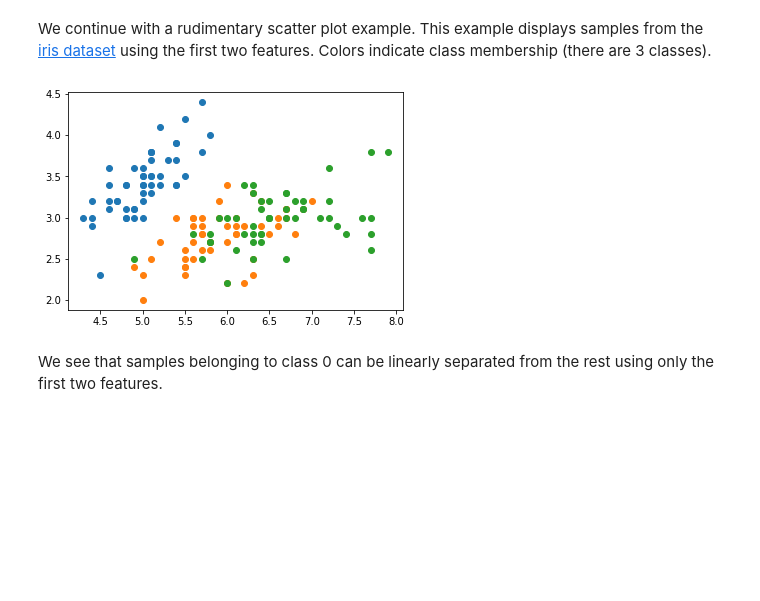
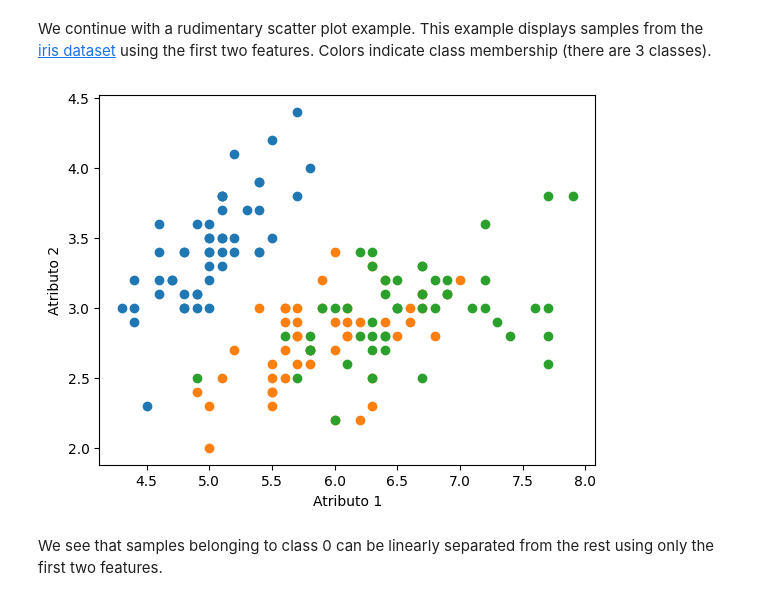
Before and after one commit to mannoubim26/Lab_Programming, a Jupyter notebook: Python_basics.ipynb, the cells around one changed output. Cells and saved outputs as stored; diff of their text form; code cells hidden in the pictures; blank space fills up the shorter version.

```diff
--- a/Python_basics.ipynb
+++ b/Python_basics.ipynb
@@ -501,19 +525,22 @@ plt.show()
 We continue with a rudimentary scatter plot example. This example displays samples from the [iris dataset](https://scikit-learn.org/stable/modules/generated/sklearn.datasets.load_iris.html) using the first two features. Colors indicate class membership (there are 3 classes).
 # %%
 from sklearn.datasets import load_iris
+import matplotlib.pyplot as plt
 X, y = load_iris(return_X_y=True)
 
 X_class0 = X[y == 0]
 X_class1 = X[y == 1]
 X_class2 = X[y == 2]
 
 plt.figure()
+plt.xlabel("Atributo 1")
+plt.ylabel("Atributo 2")
 plt.scatter(X_class0[:, 0], X_class0[:, 1], label="Class 0", color="C0")
 plt.scatter(X_class1[:, 0], X_class1[:, 1], label="Class 1", color="C1")
 plt.scatter(X_class2[:, 0], X_class2[:, 1], label="Class 2", color="C2")
 plt.show()
 # %% [output]
-[figure, old version]
+[figure, new version]
 # %% [markdown]
 We see that samples belonging to class 0 can be linearly separated from the rest using only the first two features.
 # %% [markdown]
```
Also changed, not shown: parts of 23 cells of this notebook, 3 other files.
